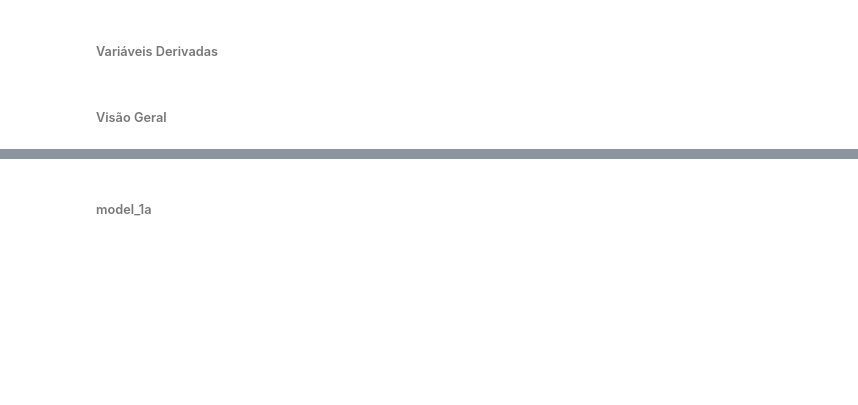
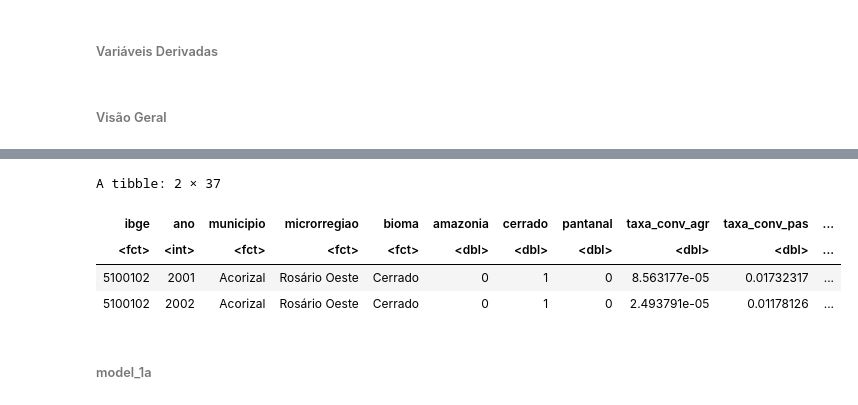
Before and after one commit to fernandovieira1/tese_eco_usp, a Jupyter notebook: 2_INTI/chapters/chap1/stats/2. MODELOS/grupos_h1/2_base_completa_h1_precaria/MODELOS_H1_PREC/modelos_fixos_h1_prec.ipynb, the cells around one changed output, grey strips where cells are left out. Drawn from its saved outputs; the diff is of its cells as text; code cells hidden in the pictures; blank space fills up the shorter version.

```diff
--- a/2_INTI/chapters/chap1/stats/2. MODELOS/grupos_h1/2_base_completa_h1_precaria/MODELOS_H1_PREC/modelos_fixos_h1_prec.ipynb
+++ b/2_INTI/chapters/chap1/stats/2. MODELOS/grupos_h1/2_base_completa_h1_precaria/MODELOS_H1_PREC/modelos_fixos_h1_prec.ipynb
@@ -304,25 +326,20 @@ stopifnot(dp_aptidao_soja > 0)
 # %% [markdown]
 ###### Variáveis Derivadas
-# %%
-# 3. Criar as variáveis e selecionar a amostra observada.
-# O preço com lag1 já corresponde a t-1: não aplicar outro lag.
-df1 <- df1 %>%
-  mutate(
-    y_agricultura = 100 * taxa_conv_agr,
-    ps1 = log(preco_soja_lag1) -
-      media_log_preco_soja,
-    aptidao_soja_pad = (
-      aptidao_soja - media_aptidao_soja
-    ) / dp_aptidao_soja,
-    xs1 = ps1 * aptidao_soja_pad,
-    rain = precip_anomalia / 100
-  ) %>%
-  filter(amostra_observada)
-
-# Não excluir silenciosamente linhas com dados ausentes nas variáveis do modelo.
-# Verificar: Ausência de valores faltantes nas chaves e na flag, Uma única observação por município e ano e Mesma quantidade de linhas da base principal
-stopifnot(all(is.finite(as.matrix(
-  select(df1, y_agricultura, ps1, aptidao_soja_pad, xs1, rain)
-))))
+# %%
+df1 <- df1 %>%
+  mutate(
+    potencial_soja_lag1 = preco_soja_lag1 * aptidao_soja,
+    potencial_milho_lag1 = preco_milho_lag1 * aptidao_milho,
+    risco_soja_lag1 = preco_soja_lag1 * multas_ibama_lag1,
+    risco_milho_lag1 = preco_milho_lag1 * multas_ibama_lag1,
+
+    potencial_agr_lag1 = ((preco_soja_lag1 + preco_milho_lag1) * (aptidao_soja + aptidao_milho)) / 2,
+    potencial_agr_lag2 = (preco_soja_lag2 + preco_milho_lag2) * (aptidao_soja + aptidao_milho) / 2,
+
+    potencial_soja_lag2 = preco_soja_lag2 * aptidao_soja,
+    potencial_milho_lag2 = preco_milho_lag2 * aptidao_milho,
+    risco_soja_lag2 = preco_soja_lag2 * multas_ibama_lag2,
+    risco_milho_lag2 = preco_milho_lag2 * multas_ibama_lag2
+  )
 # %% [markdown]
 ###### Visão Geral
@@ -352,2 +346,10 @@ str(df1)
+# %%
+head(df1, 2)
+# %% [output]
+A tibble: 2 × 37
+| ibge | ano | municipio | microrregiao | bioma | amazonia | cerrado | pantanal | taxa_conv_agr | taxa_conv_pas | ... |
+| <fct> | <int> | <fct> | <fct> | <fct> | <dbl> | <dbl> | <dbl> | <dbl> | <dbl> | ... |
+| 5100102 | 2001 | Acorizal | Rosário Oeste | Cerrado | 0 | 1 | 0 | 8.563177e-05 | 0.01732317 | ... |
+| 5100102 | 2002 | Acorizal | Rosário Oeste | Cerrado | 0 | 1 | 0 | 2.493791e-05 | 0.01178126 | ... |
 # %% [markdown]
 ###### model_1a
```
Also changed, not shown: parts of 34 cells of this notebook, 26 other files.
